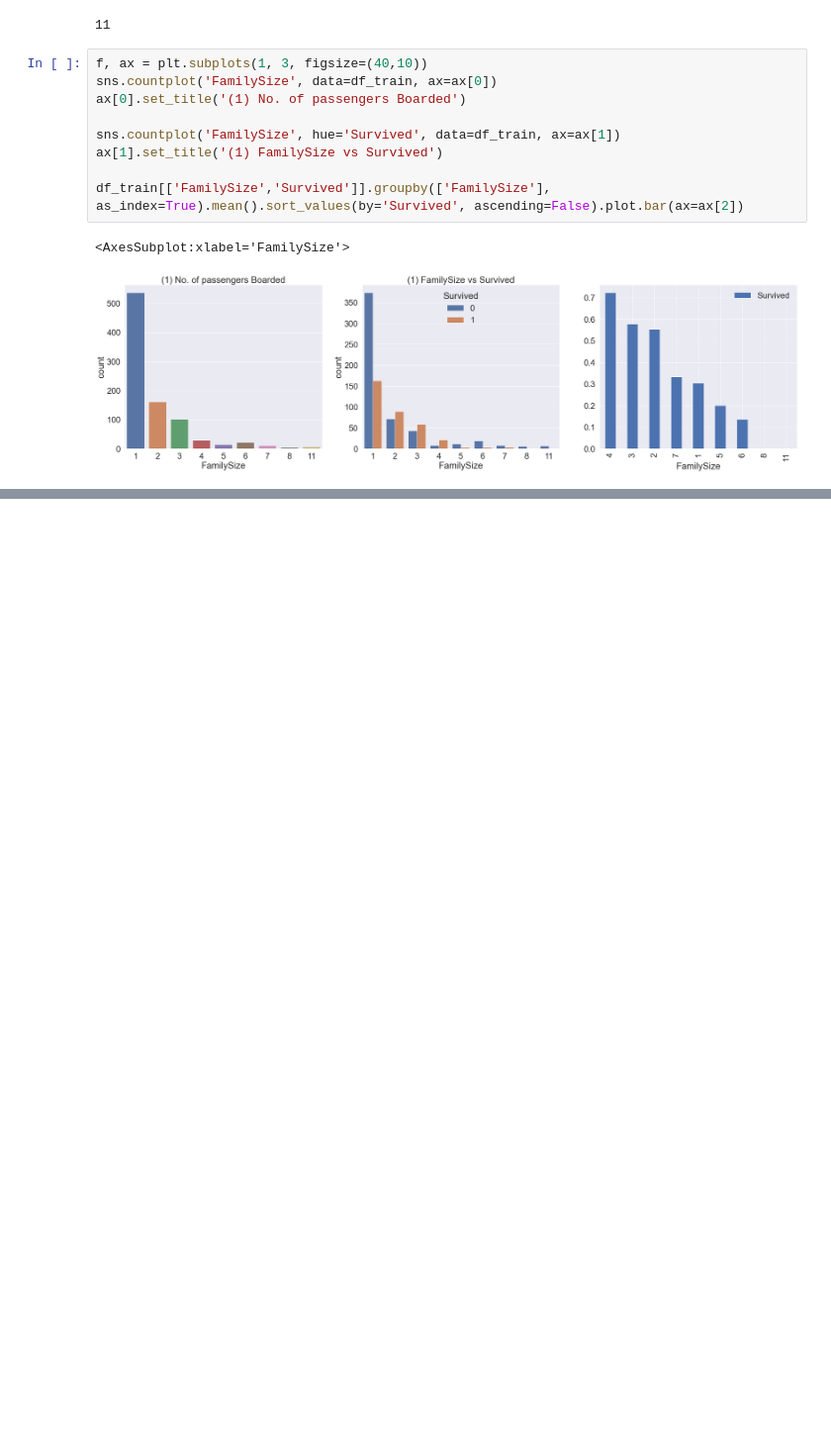
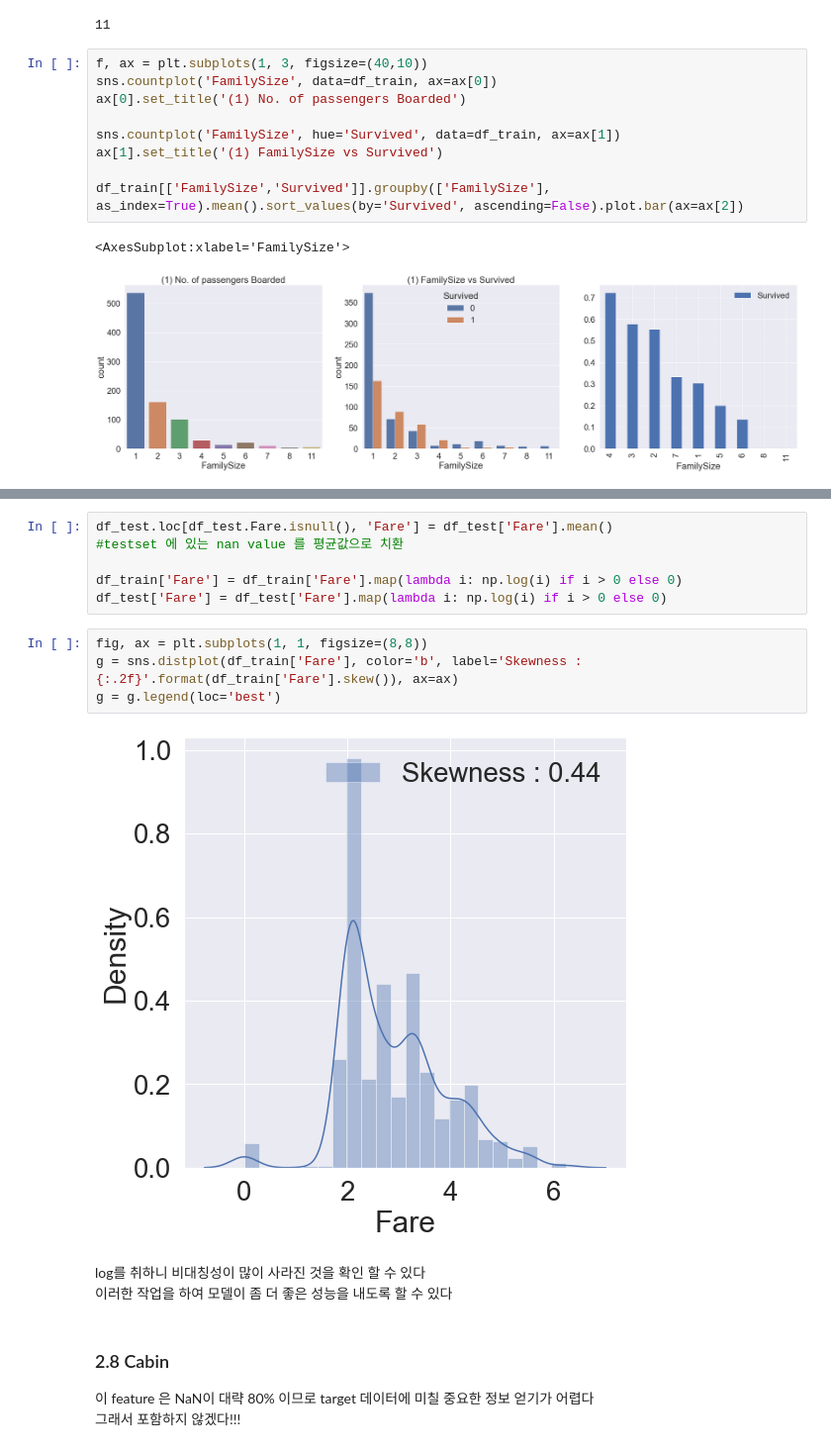
Before and after one commit to ming-90/Kaggle_Study, a Jupyter notebook: 1.titanic/titanic.ipynb, the cells around one changed output, grey strips where cells are left out. Shown: that part at 99% size. Cells and saved outputs as stored; diff of their text form; blank space fills up the shorter version.

```diff
--- a/1.titanic/titanic.ipynb
+++ b/1.titanic/titanic.ipynb
@@ -394,0 +403,19 @@ df_train[['FamilySize','Survived']].groupby(['FamilySize'], as_index=True).mean(
+# %%
+df_test.loc[df_test.Fare.isnull(), 'Fare'] = df_test['Fare'].mean()
+#testset 에 있는 nan value 를 평균값으로 치환
+
+df_train['Fare'] = df_train['Fare'].map(lambda i: np.log(i) if i > 0 else 0)
+df_test['Fare'] = df_test['Fare'].map(lambda i: np.log(i) if i > 0 else 0)
+# %%
+fig, ax = plt.subplots(1, 1, figsize=(8,8))
+g = sns.distplot(df_train['Fare'], color='b', label='Skewness : {:.2f}'.format(df_train['Fare'].skew()), ax=ax)
+g = g.legend(loc='best')
+# %% [output]
+[figure, added]
+# %% [markdown]
+log를 취하니 비대칭성이 많이 사라진 것을 확인 할 수 있다 \
+이러한 작업을 하여 모델이 좀 더 좋은 성능을 내도록 할 수 있다
+# %% [markdown]
+### 2.8 Cabin
+이 feature 은 NaN이 대략 80% 이므로 target 데이터에 미칠 중요한 정보 얻기가 어렵다 \
+그래서 포함하지 않겠다!!!
```
Also changed, not shown: parts of 8 cells of this notebook.
